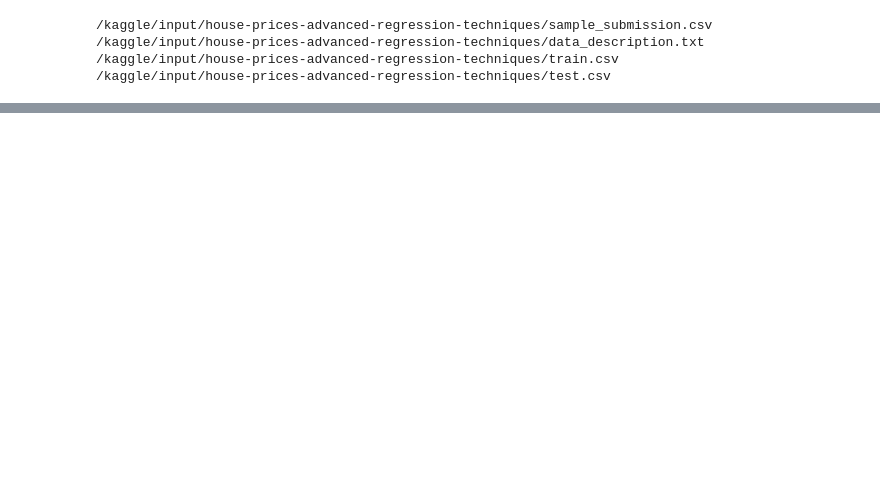
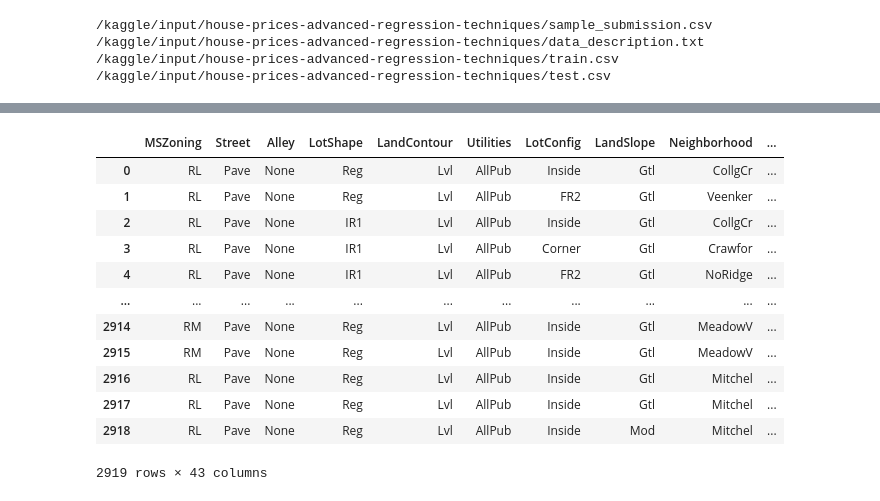
Before and after one commit to Sayak9/Kaggle-House-Prices-Advanced-Regression-Competition, a Jupyter notebook: kaggle-competition-house-prices.ipynb, the cells around one changed output, grey strips where cells are left out. Saved outputs shown, nothing was run; the diff lists cells and outputs as text; code cells hidden in the pictures; blank space fills up the shorter version.

```diff
--- a/kaggle-competition-house-prices.ipynb
+++ b/kaggle-competition-house-prices.ipynb
@@ -39,0 +735,32 @@ pd.pandas.set_option('display.max_columns', None)
+# %%
+# Features that are about bathrooms
+df['TotalBaths'] = df['FullBath'] + (0.5*df['HalfBath']) + df['BsmtFullBath'] + (0.5*df['BsmtHalfBath'])
+
+df.drop(['FullBath'], axis=1, inplace=True)
+df.drop(['HalfBath'], axis=1, inplace=True)
+df.drop(['BsmtFullBath'], axis=1, inplace=True)
+df.drop(['BsmtHalfBath'], axis=1, inplace=True)
+# %%
+# Features about the garage
+df['GarageAreaPerCar'] = df['GarageArea'] / df['GarageCars']
+
+# Fill in any nulls from feature engineering
+df['GarageAreaPerCar'].fillna(0, inplace=True)
+
+df.drop(['GarageArea'], axis=1, inplace=True)
+df.drop(['GarageCars'], axis=1, inplace=True)
+# %%
+# Create a list of the numerical data types after the feature engineering
+numerical_cols = [cname for cname in df.columns if df[cname].dtypes!='object' and cname!='SalePrice']
+
+# Create new dataframe with the numerical columns
+skew_df = pd.DataFrame(numerical_cols, columns=['Feature'])
+
+# This finction used to compute the skewness of a dataset
+skew_df['Skew'] = skew_df['Feature'].apply(lambda feature: scipy.stats.skew(df[feature]))
+
+# Change Skew to a postive number
+skew_df['Absolute Skew'] = skew_df['Skew'].apply(abs)
+
+# Create true/false columns based on if Absolute Skew is >=0.5
+skew_df['Skewed'] = skew_df['Absolute Skew'].apply(lambda x: True if x >= 0.5 else False)
@@ -39,0 +799,4 @@ pd.pandas.set_option('display.max_columns', None)
+# %%
+# Apply log1p transformation to df whose above a 0.5 absolute skew
+for column in skew_df.query("Skewed == True")['Feature'].values:
+    df[column] = np.log1p(df[column])
@@ -39,0 +808,22 @@ pd.pandas.set_option('display.max_columns', None)
+# %%
+# Get list of categorical
+categorical_columns_list = df.select_dtypes(include='object').columns
+
+# Create a new Dataframe containing only the categorical columns
+df_categorical = df[categorical_columns_list].copy()
+
+df_categorical
+# %% [output]
+|  | MSZoning | Street | Alley | LotShape | LandContour | Utilities | LotConfig | LandSlope | Neighborhood | ... |
+| 0 | RL | Pave | None | Reg | Lvl | AllPub | Inside | Gtl | CollgCr | ... |
+| 1 | RL | Pave | None | Reg | Lvl | AllPub | FR2 | Gtl | Veenker | ... |
+| 2 | RL | Pave | None | IR1 | Lvl | AllPub | Inside | Gtl | CollgCr | ... |
+| 3 | RL | Pave | None | IR1 | Lvl | AllPub | Corner | Gtl | Crawfor | ... |
+| 4 | RL | Pave | None | IR1 | Lvl | AllPub | FR2 | Gtl | NoRidge | ... |
+| ... | ... | ... | ... | ... | ... | ... | ... | ... | ... | ... |
+| 2914 | RM | Pave | None | Reg | Lvl | AllPub | Inside | Gtl | MeadowV | ... |
+| 2915 | RM | Pave | None | Reg | Lvl | AllPub | Inside | Gtl | MeadowV | ... |
+| 2916 | RL | Pave | None | Reg | Lvl | AllPub | Inside | Gtl | Mitchel | ... |
+| 2917 | RL | Pave | None | Reg | Lvl | AllPub | Inside | Gtl | Mitchel | ... |
+| 2918 | RL | Pave | None | Reg | Lvl | AllPub | Inside | Mod | Mitchel | ... |
+2919 rows × 43 columns
```
Also changed, not shown: parts of 96 cells of this notebook.
